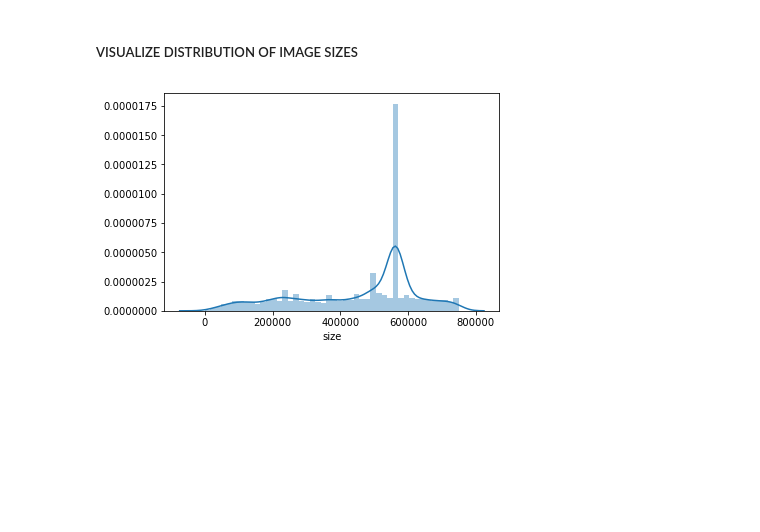
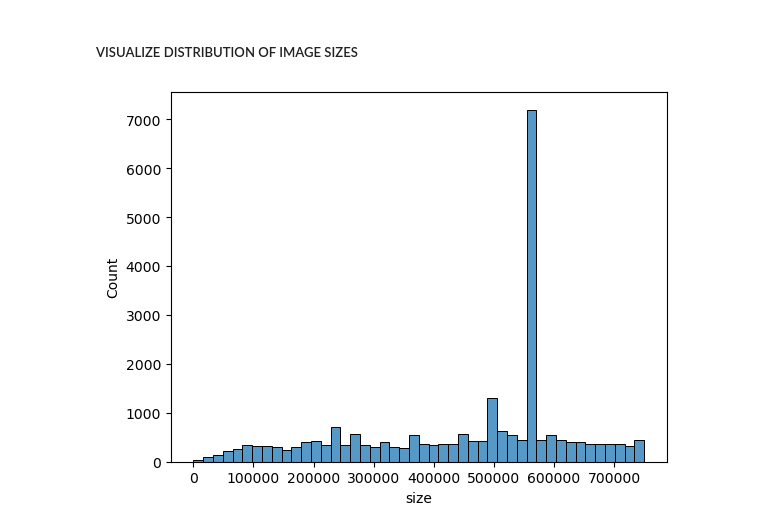
Before and after one commit to igerardoh/cat-dog-cnn-classifier, a Jupyter notebook: python/01-data-exploration/data-exploration.ipynb, the cells around one changed output. Cells and saved outputs as stored; diff of their text form; code cells hidden in the pictures; blank space fills up the shorter version.

```diff
--- a/python/01-data-exploration/data-exploration.ipynb
+++ b/python/01-data-exploration/data-exploration.ipynb
@@ -165,6 +169,6 @@ sns.relplot(x='width', y='height', data=data, hue='classes', col='classes', line
 # %% [markdown]
 ##### VISUALIZE DISTRIBUTION OF IMAGE SIZES
 # %%
-sns.distplot(data['size']);
+sns.histplot(data['size']);
 # %% [output]
-[figure, old version]
+[figure, new version]
```
Also changed, not shown: parts of 6 cells of this notebook, 1 other file.
